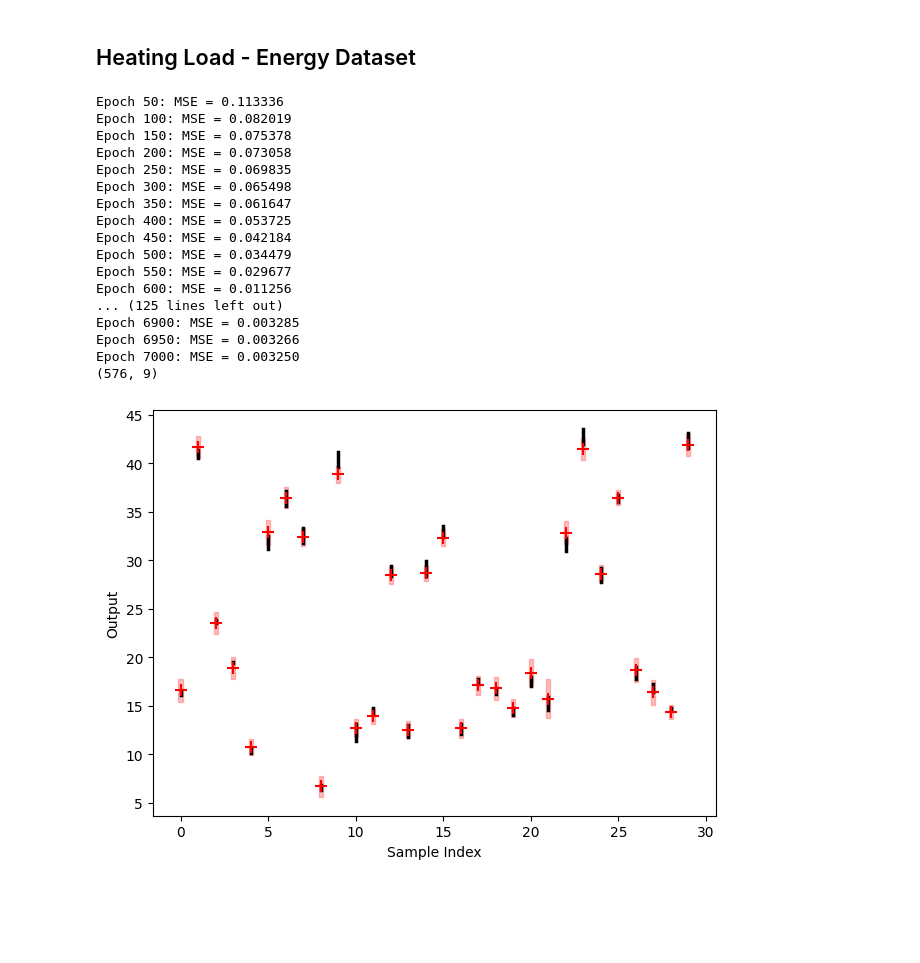
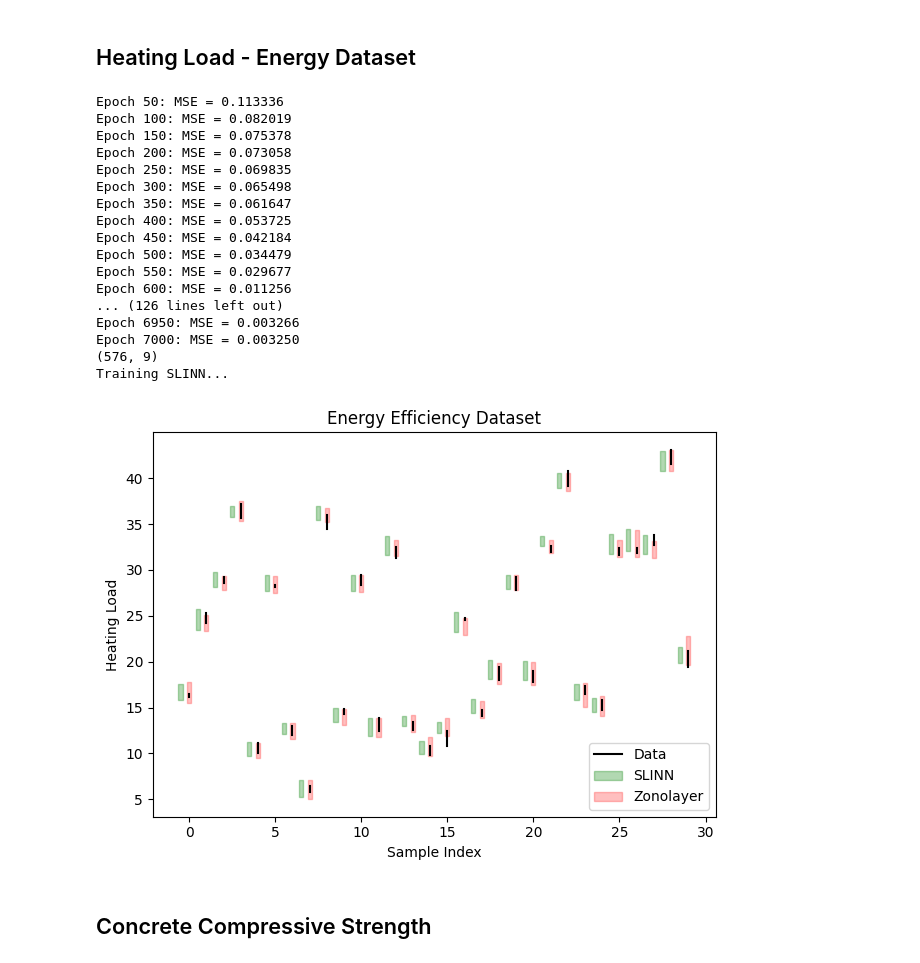
Before and after one commit to MattCodes03/Zonotopic-representations-of-imprecision-in-interval-valued-regression, a Jupyter notebook: Neural Network Regression/multivariate.ipynb, the cells around one changed output. Saved outputs shown, nothing was run; the diff lists cells and outputs as text; code cells hidden in the pictures; blank space fills up the shorter version.

Commit message:
More Datasets

```diff
--- a/Neural Network Regression/multivariate.ipynb
+++ b/Neural Network Regression/multivariate.ipynb
@@ -44,6 +46,7 @@ X_train = (X_train - X_min) / (X_max - X_min)
 X_test = (X_test - X_min) / (X_max - X_min)
 y_mid_tr, y_rad_tr = (y_low_tr + y_up_tr) / 2, (y_up_tr - y_low_tr) / 2
 y_mean, y_std = y_mid_tr.mean(), y_mid_tr.std()
+Y_train = midrad((y_mid_tr.reshape(-1,1) - y_mean) / y_std, y_rad_tr.reshape(-1,1) / y_std)
 
 # Normalise both bounds
 y_low_tr = (y_low_tr - y_mean) / y_std
@@ -100,6 +103,11 @@ centre_net = train_centre(x_t, y_lb_t, y_ub_t)
 pred_train, latent_train = extract_latent_features(centre_net, x_t)
 pred_test, latent_test = extract_latent_features(centre_net, torch.tensor(X_test, dtype=torch.float32))
 zonolayer = compute_zonolayer_bounds(latent_train, y_low_tr, y_up_tr, latent_test)
+
+net = SLINN(nn_input_dim=X_train.shape[1], nn_hdim=8, nn_output_dim=1, L=2, L_rate=0.01, Beta=0.96)
+print("Training SLINN...")
+net.train(X_train, Y_train, epochs=7000)
+pred = net.predict(X_test, Y_train)
 # %% [output]
 Epoch 50: MSE = 0.113336
 Epoch 100: MSE = 0.082019
@@ -113,57 +121,73 @@ Epoch 450: MSE = 0.042184
 Epoch 500: MSE = 0.034479
 Epoch 550: MSE = 0.029677
 Epoch 600: MSE = 0.011256
-... (125 lines left out)
-Epoch 6900: MSE = 0.003285
+... (126 lines left out)
 Epoch 6950: MSE = 0.003266
 Epoch 7000: MSE = 0.003250
 (576, 9)
+Training SLINN...
 # %%
 # Denormalise for plotting
 yl_zl = zonolayer["y_lower"] * y_std + y_mean
 yu_zl = zonolayer["y_upper"] * y_std + y_mean
 midpoint_model = zonolayer["midpoint"] * y_std + y_mean
+y_p_mid = (pred.mid.flatten() * y_std) + y_mean
+y_p_rad = pred.rad.flatten() * y_std
 
 n_plot = 30
 idx = np.sort(np.random.choice(len(X_test), n_plot, replace=False))
 
 plt.figure()
 
-width = 0.12  # Width of each interval bar
+slinn_offset = -0.50   # Shift Left
+
+width = 0.12
 
 for i, val in enumerate(idx):
 
     # True interval
     plt.plot(
         [i, i],
         [y_low_te[val], y_up_te[val]],
         color='black',
-        lw=2.5,
+        lw=1.5,
         zorder=3,
-        label='True Interval' if i == 0 else ""
+        label='Data' if i == 0 else ""
+    )
+
+    plt.fill_between(
+        [i - width + slinn_offset, i + width + slinn_offset],
+        y_p_mid[val] - y_p_rad[val],
+        y_p_mid[val] + y_p_rad[val],
+        color='green',
+        alpha=0.3,
+        label='SLINN' if i == 0 else ""
     )
 
     # ZonoLayer interval
     plt.fill_between(
         [i - width, i + width],
         yl_zl[val],
         yu_zl[val],
         color='red',
         alpha=0.25,
-        label='ZonoLayer Interval' if i == 0 else ""
+        label='Zonolayer' if i == 0 else ""
     )
 
-plt.scatter(
-    [i for i in range(n_plot)],
-    midpoint_model[idx],
-    marker='+', color='red', zorder=5, s=80, label='ZonoLayer Midpoint'
-)
+# plt.scatter(
+#     [i for i in range(n_plot)],
+#     midpoint_model[idx],
+#     marker='+', color='red', zorder=5, s=80, label='ZonoLayer Midpoint'
+# )
 
+plt.title("Energy Efficiency Dataset")
 plt.xlabel("Sample Index")
-plt.ylabel("Output")
-# plt.legend(loc='upper right')
+plt.ylabel("Heating Load")
+plt.legend()
 plt.tight_layout()
 plt.savefig("HeatingLoad.pdf", bbox_inches="tight")
 plt.show()
 # %% [output]
-[figure, old version]
+[figure, new version]
+# %% [markdown]
+## Concrete Compressive Strength
```
Also changed, not shown: parts of 7 cells of this notebook, 8 other files.
